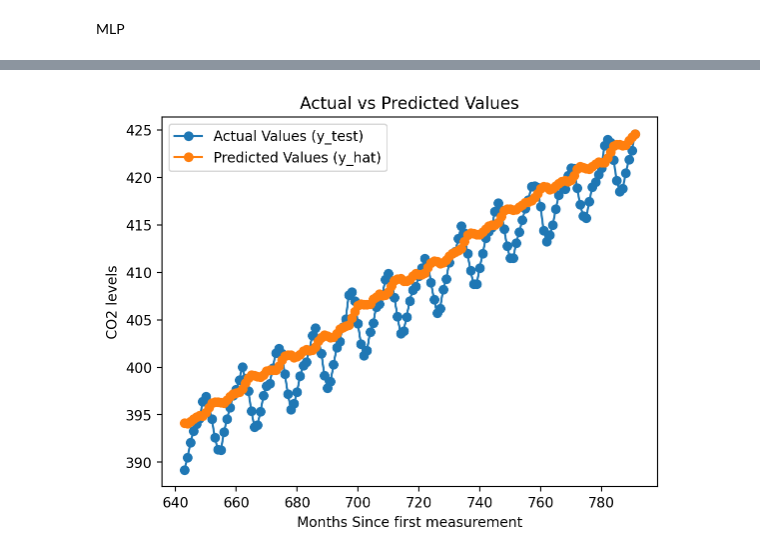
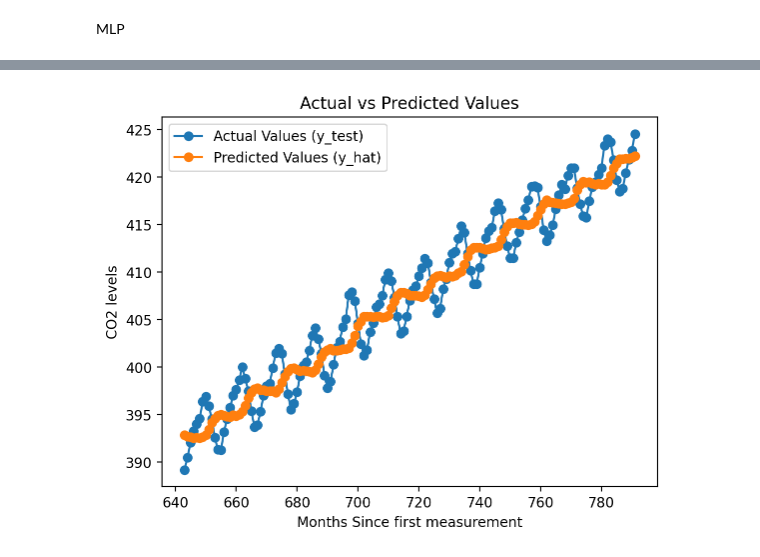
Before and after one commit to HrishikeshCP/assignment-3-es-335-2024-optimizers, a Jupyter notebook: qn3/qn3.ipynb, the cells around one changed output, grey strips where cells are left out. Cells and saved outputs as stored; diff of their text form; code cells hidden in the pictures.

```diff
--- a/qn3/qn3.ipynb
+++ b/qn3/qn3.ipynb
@@ -125,17 +79,0 @@ plt.show()
-# %%
-# making the features using previous values according to lag
-def make_dataset(y, X, lag):
-    X_train = []
-    y_train = []
-    months = []
-    for i in range(len(y)-lag):
-        row = y[i:i+lag]
-        y_train.append(y[i+lag])
-        X_train.append(row)
-
-        month_value = X[i+lag]
-        months.append(month_value)
-
-    X_train = pd.DataFrame(X_train)
-    y_train = pd.Series(y_train)
-    return X_train, y_train, months
@@ -372,7 +290,7 @@ X_test_tensor, y_test_tensor = prepare_data(X_test, y_test)
 
 # Initialize and train the model
 model = MLP(input_size, hidden_size, output_size)
-train_model(model, X_train_tensor, y_train_tensor, num_epochs=100, learning_rate=0.01)
+train_model(model, X_train_tensor, y_train_tensor, num_epochs=200, learning_rate=0.01)
 
 # Make predictions
 y_hat = predict(model, X_test_tensor)
@@ -405 +329 @@ Mean Squared Error (MSE): 8.266711986149891
-[figure, old version]
+[figure, new version]
```
Also changed, not shown: parts of 5 cells of this notebook.
